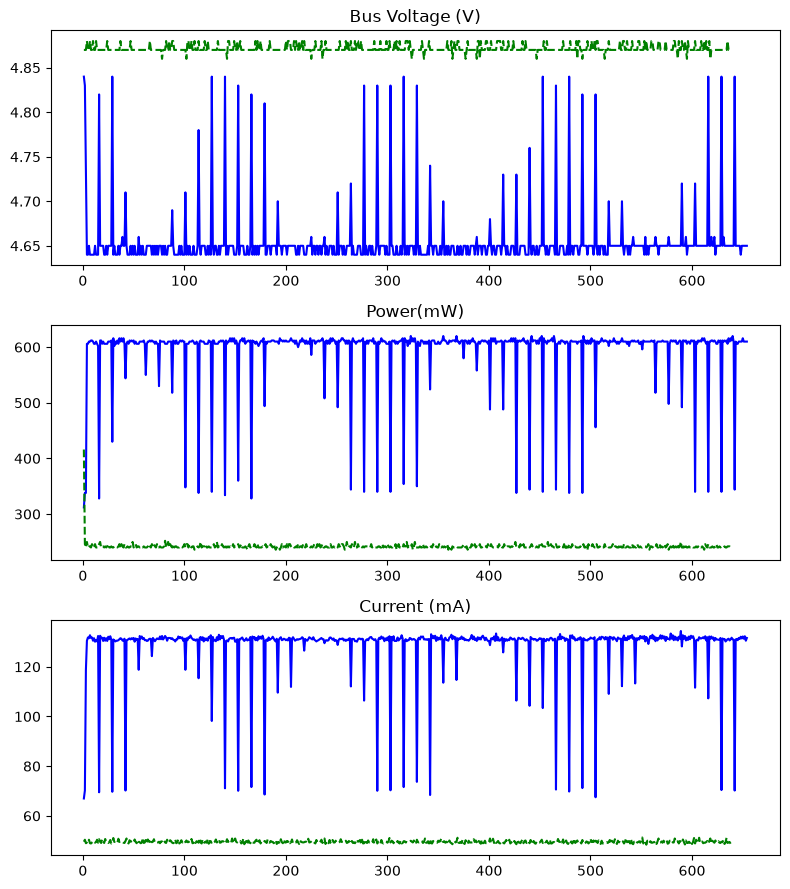
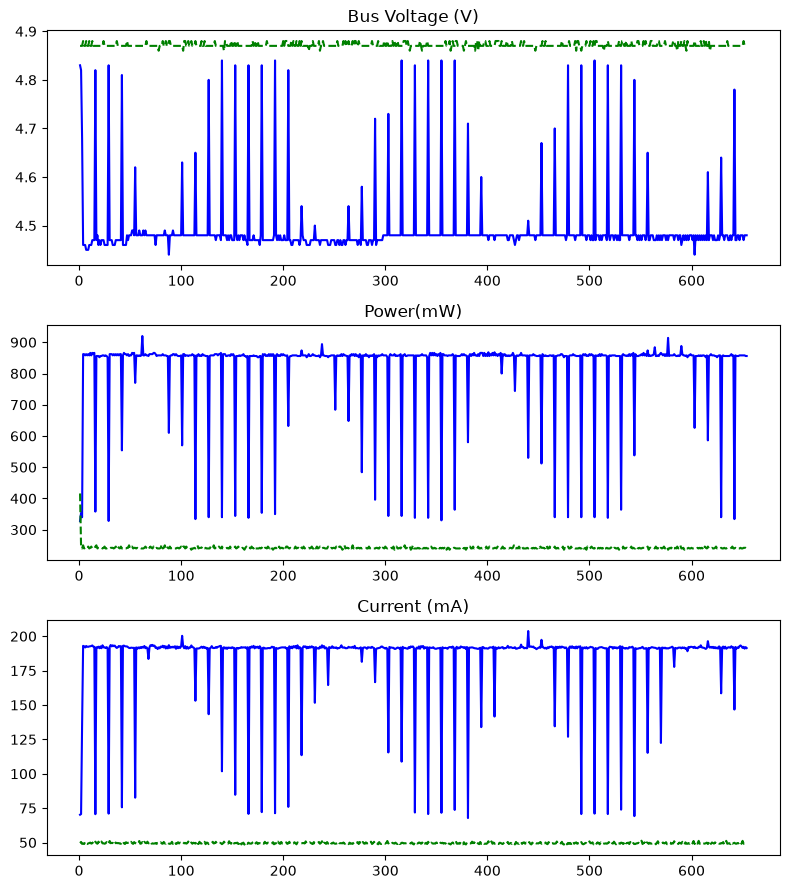
The notebook cell's code change between the first figure and the second:
--- before
+++ after
@@ -3,5 +3,5 @@
 for i in range(0,3):
         axes[i].plot(range(1,len(file[columns[i]])+1), file[columns[i]], '-b', label="transmission")
-        axes[i].plot(range(1,len(idle_file[columns[i]])+1), idle_file[columns[i]], '--g', label="idle")
+        axes[i].plot(range(1,len(file[columns[i]])+1), idle_file[columns[i]], '--g', label="idle")
         axes[i].set_title(graphs[i])
 plt.tight_layout()

Commit: Add arduino tests